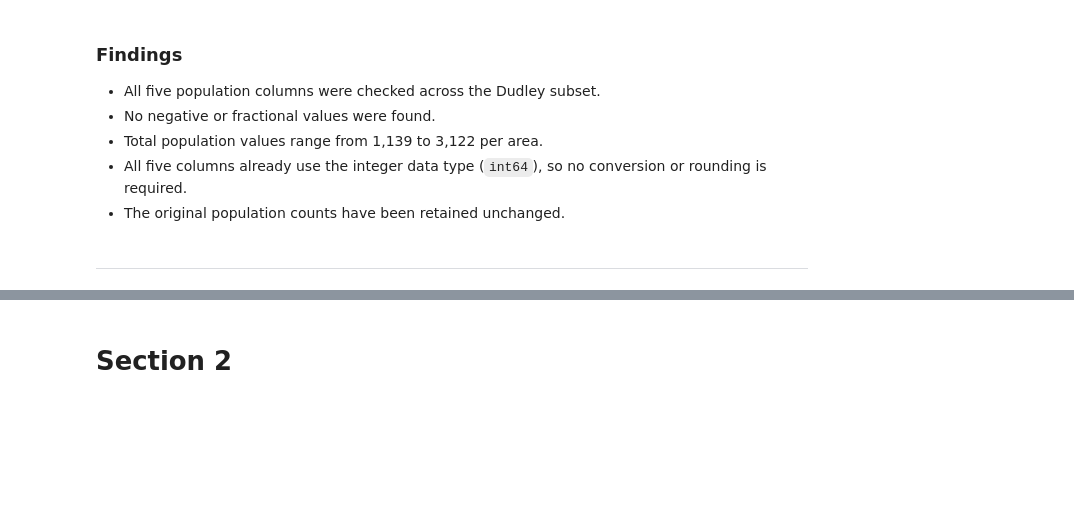
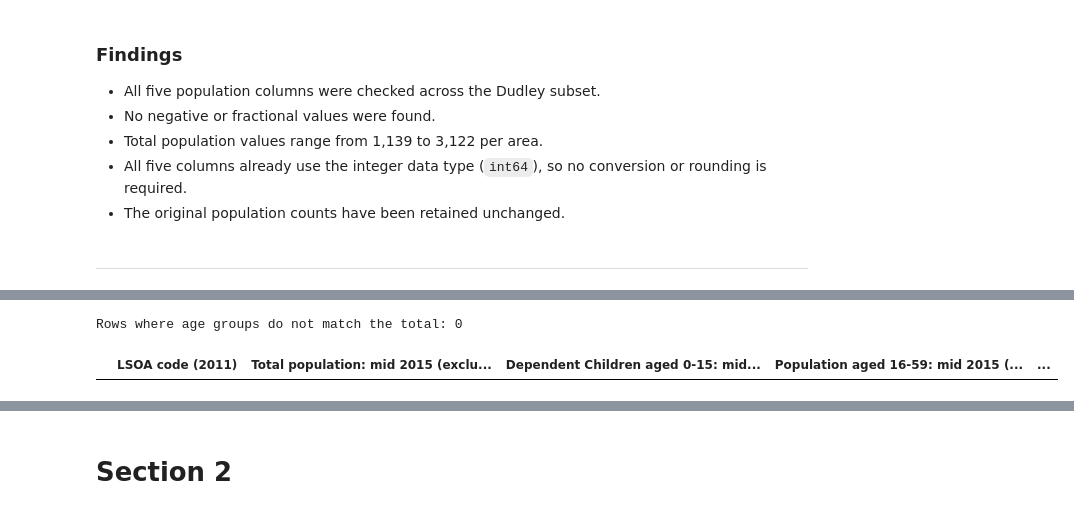
Before and after one commit to LieneRubule/dudley-employment-barriers, a Jupyter notebook: jupyter_notebooks/05_clean_iod.ipynb, the cells around one changed output, grey strips where cells are left out. Cells and saved outputs as stored; diff of their text form; code cells hidden in the pictures; blank space fills up the shorter version.

Commit message:
Confirm deprivation age groups match population totals

```diff
--- a/jupyter_notebooks/05_clean_iod.ipynb
+++ b/jupyter_notebooks/05_clean_iod.ipynb
@@ -512,0 +522,31 @@ Population columns checked: 5
+# %%
+# Developed with ChatGPT assistance to check population totals.
+
+# Select the three age groups covering the total population.
+age_columns = [
+    "Dependent Children aged 0-15: mid 2015 (excluding prisoners)",
+    "Population aged 16-59: mid 2015 (excluding prisoners)",
+    "Older population aged 60 and over: mid 2015 (excluding prisoners)"
+]
+total_column = "Total population: mid 2015 (excluding prisoners)"
+
+# Compare the age-group sum with the stated total.
+age_total = iod_clean[age_columns].sum(axis=1)
+population_difference = age_total - iod_clean[total_column]
+population_mismatch = population_difference.ne(0)
+
+print(
+    "Rows where age groups do not match the total:",
+    population_mismatch.sum()
+)
+
+# Preview any mismatches, limiting the output to five rows.
+display(
+    iod_clean.loc[
+        population_mismatch,
+        ["LSOA code (2011)", total_column] + age_columns
+    ].head()
+)
+# %% [output]
+Rows where age groups do not match the total: 0
+|  | LSOA code (2011) | Total population: mid 2015 (exclu... | Dependent Children aged 0-15: mid... | Population aged 16-59: mid 2015 (... | ... |
```
Also changed, not shown: parts of 3 cells of this notebook.
